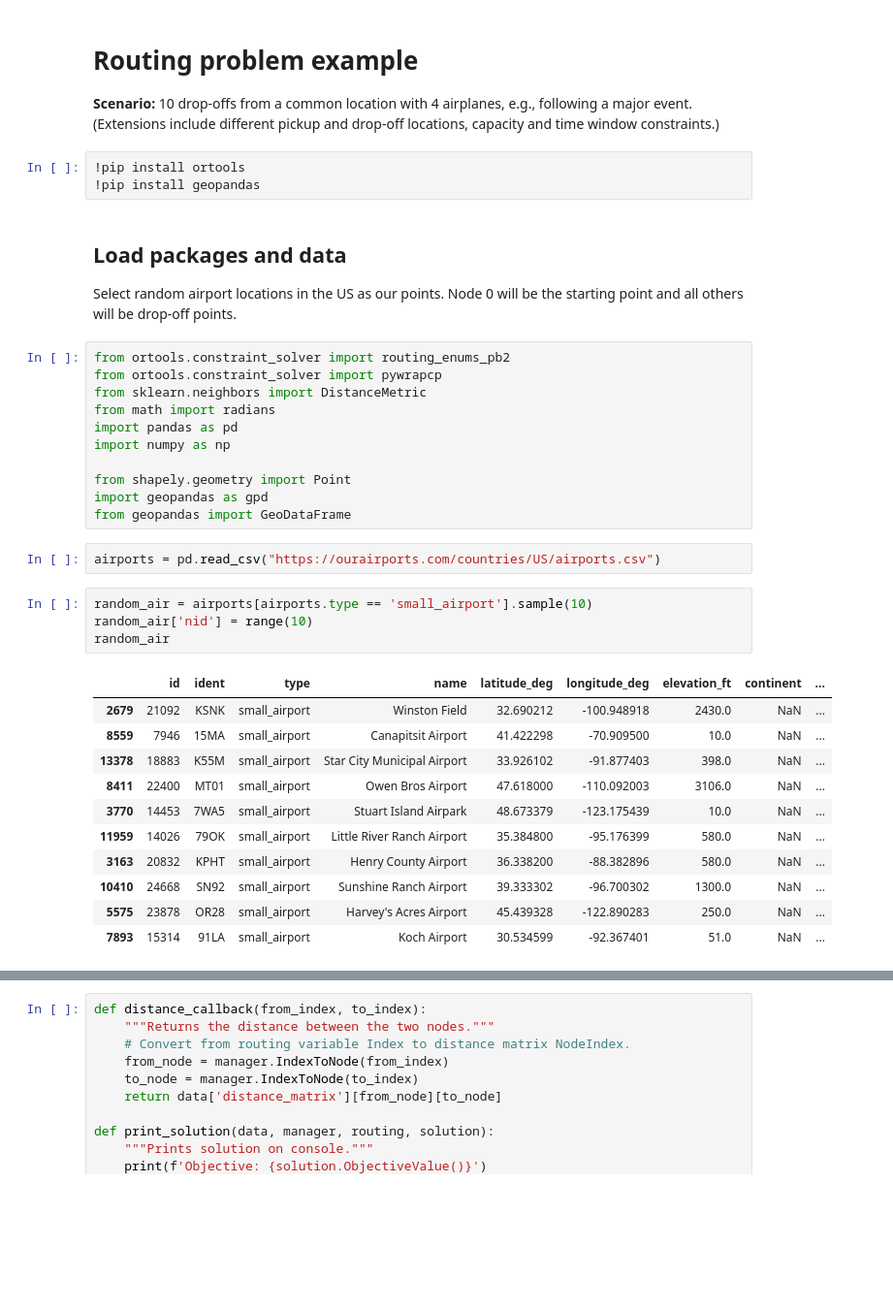
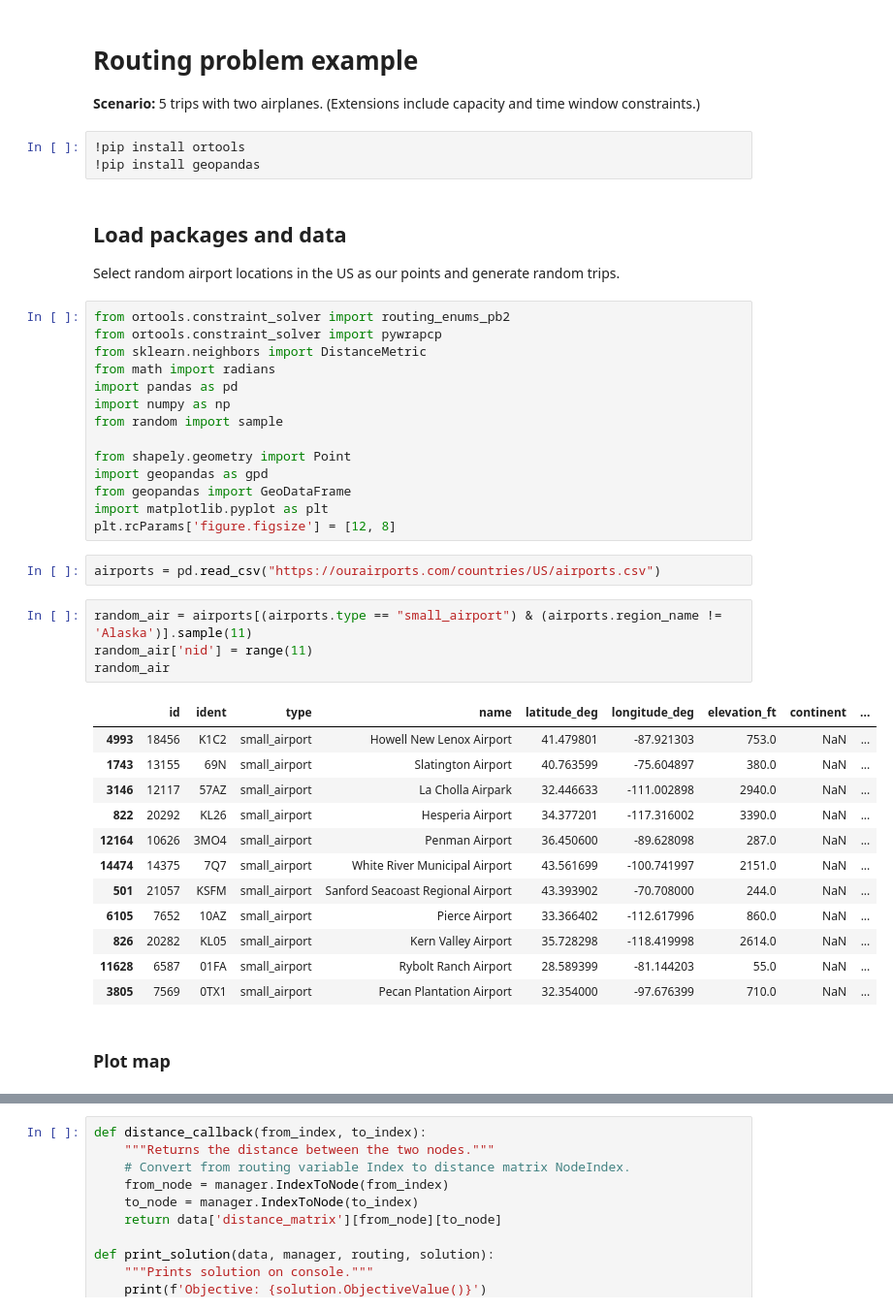
Before and after one commit to berdaniera/experiments, a Jupyter notebook: Airports.ipynb, the cells around one changed output, grey strips where cells are left out. Shown: that part at 97% size. Drawn from its saved outputs; the diff is of its cells as text; blank space fills up the shorter version.

Commit message:
Created using Colaboratory -- now with individual trips

```diff
--- a/Airports.ipynb
+++ b/Airports.ipynb
@@ -3,14 +3,14 @@
 # %% [markdown]
 # Routing problem example
 
-**Scenario:** 10 drop-offs from a common location with 4 airplanes, e.g., following a major event. (Extensions include different pickup and drop-off locations, capacity and time window constraints.)
+**Scenario:** 5 trips with two airplanes. (Extensions include capacity and time window constraints.)
 # %%
 !pip install ortools
 !pip install geopandas
 # %% [markdown]
 ## Load packages and data
 
-Select random airport locations in the US as our points. Node 0 will be the starting point and all others will be drop-off points.
+Select random airport locations in the US as our points and generate random trips.
 # %%
 from ortools.constraint_solver import routing_enums_pb2
 from ortools.constraint_solver import pywrapcp
@@ -18,26 +18,32 @@ from sklearn.neighbors import DistanceMetric
 from math import radians
 import pandas as pd
 import numpy as np
+from random import sample
 
 from shapely.geometry import Point
 import geopandas as gpd
 from geopandas import GeoDataFrame
+import matplotlib.pyplot as plt
+plt.rcParams['figure.figsize'] = [12, 8]
 # %%
 airports = pd.read_csv("https://ourairports.com/countries/US/airports.csv")
 # %%
-random_air = airports[airports.type == 'small_airport'].sample(10)
-random_air['nid'] = range(10)
+random_air = airports[(airports.type == "small_airport") & (airports.region_name != 'Alaska')].sample(11)
+random_air['nid'] = range(11)
 random_air
 # %% [output]
 |  | id | ident | type | name | latitude_deg | longitude_deg | elevation_ft | continent | ... |
-| 2679 | 21092 | KSNK | small_airport | Winston Field | 32.690212 | -100.948918 | 2430.0 | NaN | ... |
-| 8559 | 7946 | 15MA | small_airport | Canapitsit Airport | 41.422298 | -70.909500 | 10.0 | NaN | ... |
-| 13378 | 18883 | K55M | small_airport | Star City Municipal Airport | 33.926102 | -91.877403 | 398.0 | NaN | ... |
-| 8411 | 22400 | MT01 | small_airport | Owen Bros Airport | 47.618000 | -110.092003 | 3106.0 | NaN | ... |
-| 3770 | 14453 | 7WA5 | small_airport | Stuart Island Airpark | 48.673379 | -123.175439 | 10.0 | NaN | ... |
-| 11959 | 14026 | 79OK | small_airport | Little River Ranch Airport | 35.384800 | -95.176399 | 580.0 | NaN | ... |
-| 3163 | 20832 | KPHT | small_airport | Henry County Airport | 36.338200 | -88.382896 | 580.0 | NaN | ... |
-| 10410 | 24668 | SN92 | small_airport | Sunshine Ranch Airport | 39.333302 | -96.700302 | 1300.0 | NaN | ... |
-| 5575 | 23878 | OR28 | small_airport | Harvey's Acres Airport | 45.439328 | -122.890283 | 250.0 | NaN | ... |
-| 7893 | 15314 | 91LA | small_airport | Koch Airport | 30.534599 | -92.367401 | 51.0 | NaN | ... |
+| 4993 | 18456 | K1C2 | small_airport | Howell New Lenox Airport | 41.479801 | -87.921303 | 753.0 | NaN | ... |
+| 1743 | 13155 | 69N | small_airport | Slatington Airport | 40.763599 | -75.604897 | 380.0 | NaN | ... |
+| 3146 | 12117 | 57AZ | small_airport | La Cholla Airpark | 32.446633 | -111.002898 | 2940.0 | NaN | ... |
+| 822 | 20292 | KL26 | small_airport | Hesperia Airport | 34.377201 | -117.316002 | 3390.0 | NaN | ... |
+| 12164 | 10626 | 3MO4 | small_airport | Penman Airport | 36.450600 | -89.628098 | 287.0 | NaN | ... |
+| 14474 | 14375 | 7Q7 | small_airport | White River Municipal Airport | 43.561699 | -100.741997 | 2151.0 | NaN | ... |
+| 501 | 21057 | KSFM | small_airport | Sanford Seacoast Regional Airport | 43.393902 | -70.708000 | 244.0 | NaN | ... |
+| 6105 | 7652 | 10AZ | small_airport | Pierce Airport | 33.366402 | -112.617996 | 860.0 | NaN | ... |
+| 826 | 20282 | KL05 | small_airport | Kern Valley Airport | 35.728298 | -118.419998 | 2614.0 | NaN | ... |
+| 11628 | 6587 | 01FA | small_airport | Rybolt Ranch Airport | 28.589399 | -81.144203 | 55.0 | NaN | ... |
+| 3805 | 7569 | 0TX1 | small_airport | Pecan Plantation Airport | 32.354000 | -97.676399 | 710.0 | NaN | ... |
+# %% [markdown]
+### Plot map
 # %%
```
Also changed, not shown: parts of 10 cells of this notebook.
